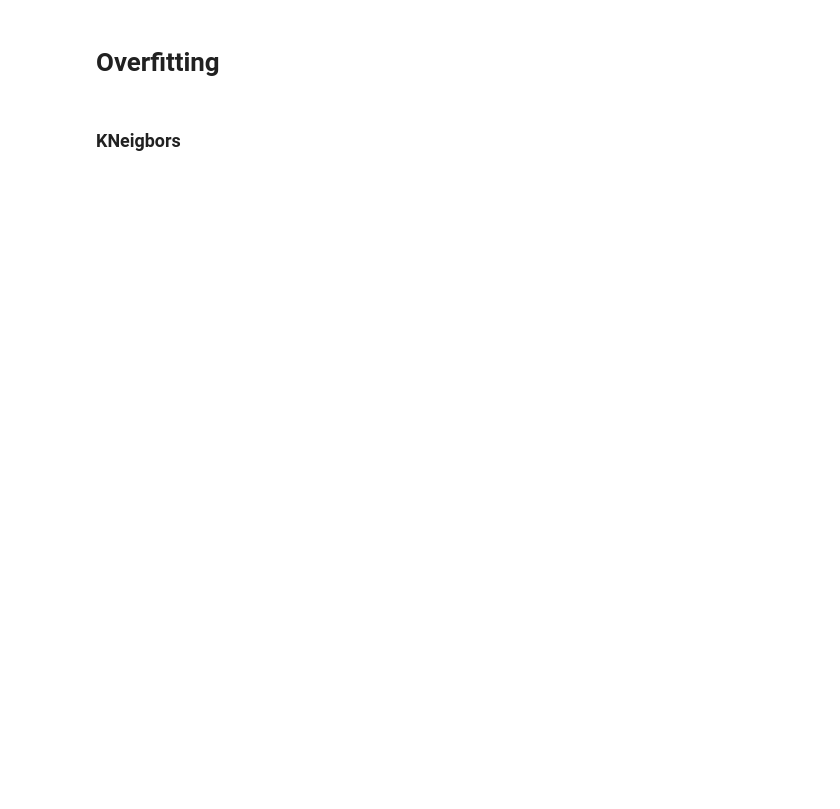
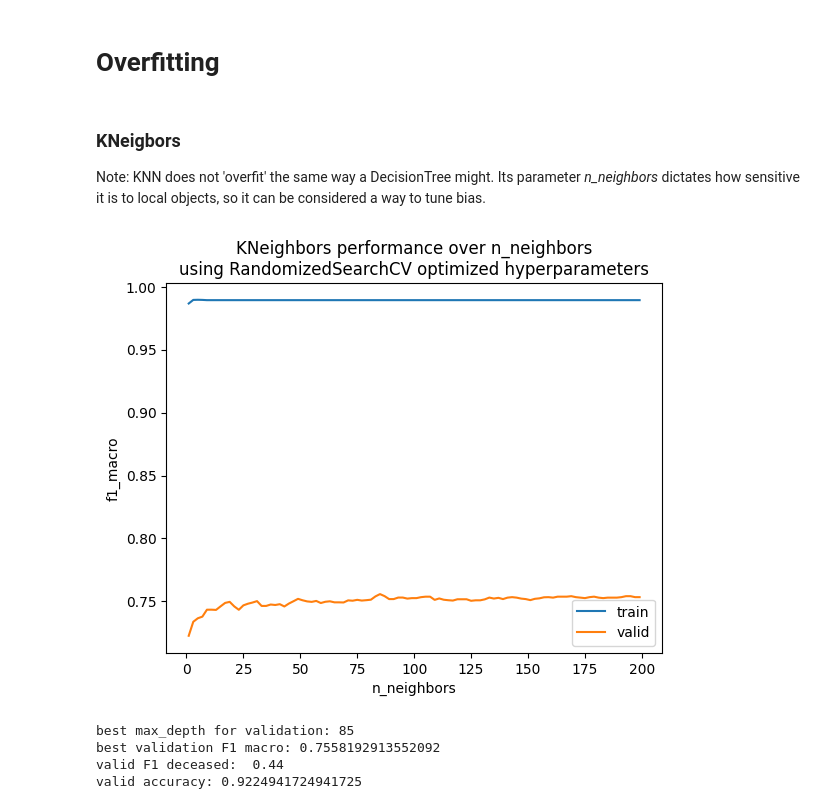
Before and after one commit to efeerhan/cmpt459-courseproject, a Jupyter notebook: project.ipynb, the cells around one changed output. Saved outputs shown, nothing was run; the diff lists cells and outputs as text; code cells hidden in the pictures; blank space fills up the shorter version.

```diff
--- a/project.ipynb
+++ b/project.ipynb
@@ -353,38 +413,51 @@ all_res
 # Overfitting
 # %% [markdown]
 ### KNeigbors
+
+Note: KNN does not 'overfit' the same way a DecisionTree might. Its parameter _n_neighbors_ dictates how sensitive it is to local objects, so it can be considered a way to tune bias.
 # %%
-from sklearn.metrics import accuracy_score
-
 nn = np.arange(1,201,2)
 perf_train = []
 perf_valid = []
 
 highest_valid = 0
 best_pred = None
 best_nn = 1
 for i in nn:
-    kn_of = KNeighborsClassifier(n_neighbors=i, weights='distance', p=2, metric='l1', leaf_size=10, algorithm='ball_tree', n_jobs=-1)
+    params = kn_search.best_params_
+    params['n_neighbors'] = i
+    kn_of = KNeighborsClassifier(**params, n_jobs=-1)
     kn_of.fit(X_train_res,y_train_res)
-    pred_train = kn_of.predict(X_train_kn_scaled)
-    pred_valid = kn_of.predict(X_valid_kn_scaled)
-    f1_train = f1_deceased_func(y_train,pred_train)
-    f1_valid = f1_deceased_func(y_valid,pred_valid)
+    pred_train = kn_of.predict(X_train_kn)
+    pred_valid = kn_of.predict(X_valid_kn)
+    f1_train = f1_score(y_train_kn,pred_train,average='macro')
+    f1_valid = f1_score(y_valid,pred_valid,average='macro')
     perf_train.append(f1_train)
     perf_valid.append(f1_valid)
     if f1_valid > highest_valid:
         best_pred = pred_valid
         highest_valid = f1_valid
         best_nn = i
 perf_train_np = np.array(perf_train)
 perf_valid_np = np.array(perf_valid)
-
+plt.xlabel('n_neighbors')
+plt.ylabel('f1_macro')
+plt.title('KNeighbors performance over n_neighbors\nusing RandomizedSearchCV optimized hyperparameters')
+plt.legend([perf_train, perf_valid], ['train', 'valid'])
 plt.plot(nn, perf_train)
 plt.plot(nn, perf_valid)
+plt.legend(['train','valid'])
+plt.savefig('plots/knn_overfitting.png')
 plt.show()
 
-print(best_nn)
-print(highest_valid)
-print(f1_score(y_valid, best_pred))
-print(accuracy_score(y_valid, best_pred))
+print('best max_depth for validation:',best_nn)
+print('best validation F1 macro:', highest_valid)
+print('valid F1 deceased: ',f1_deceased_func(y_valid, best_pred))
+print('valid accuracy:', accuracy_score(y_valid, best_pred))
+# %% [output]
+[figure, added]
+best max_depth for validation: 85
+best validation F1 macro: 0.7558192913552092
+valid F1 deceased:  0.44
+valid accuracy: 0.9224941724941725
 # %% [markdown]
```
Also changed, not shown: parts of 29 cells of this notebook, 2 other files.
